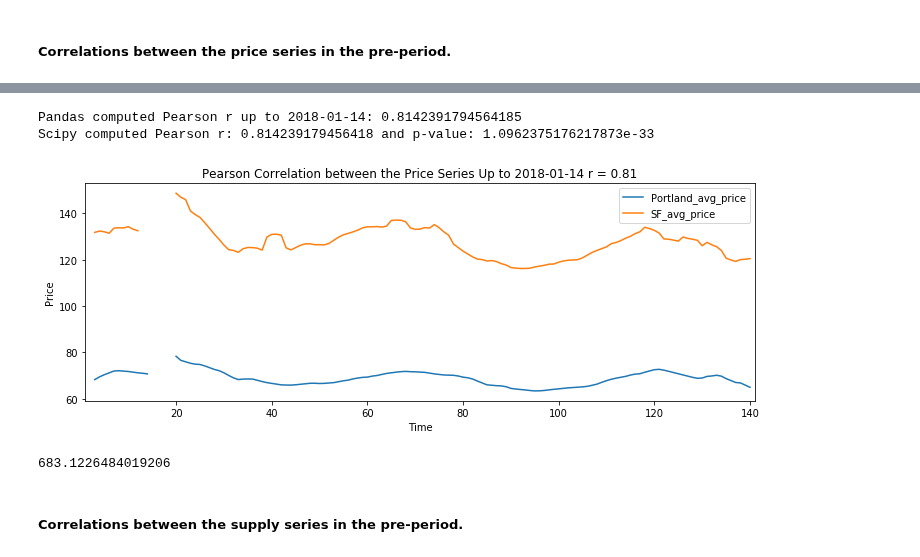
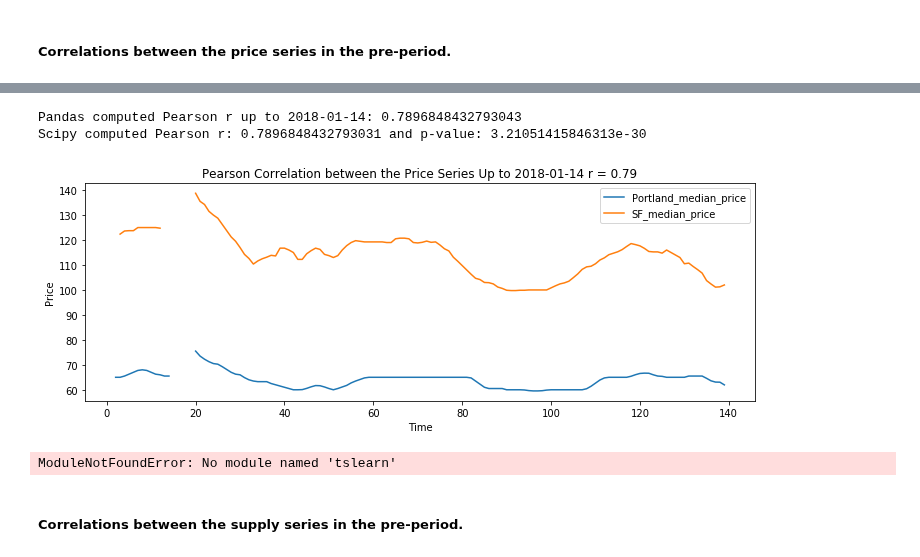
Before and after one commit to karensheng/Airbnb_Regulation, a Jupyter notebook: notebooks/Correlations between time series.ipynb, the cells around one changed output, grey strips where cells are left out. Cells and saved outputs as stored; diff of their text form; code cells hidden in the pictures.

Commit message:
fixed an error in aggregating prices

```diff
--- a/notebooks/Correlations between time series.ipynb
+++ b/notebooks/Correlations between time series.ipynb
@@ -15,6 +15,9 @@ import scipy.stats as stats
 # %% [markdown]
 ##### Correlations between the price series in the pre-period.
 # %%
-price = pd.read_csv('../data/comp_price.csv')
+price = pd.read_csv('../data/median_comp_price.csv')
+# price
 price = price.drop('date.1', axis =1)
 price = price.drop('date', axis =1)
+
+# df.iloc[:132]
@@ -23,7 +36,7 @@ price = price.drop('date', axis =1)
 # %%
 def pearson_corr(df,idx,dt,var):
 
-    pre_df = df.iloc[1:idx]
+    pre_df = df.iloc[:idx]
     overall_pearson_r = pre_df.corr().iloc[0,1]
     print(f"Pandas computed Pearson r up to {dt}: {overall_pearson_r}")
 
@@ -46,9 +59,9 @@ Scipy computed Pearson r: 0.8191116597863333 and p-value: 5.84766600667957e-32
 # %%
-pearson_corr(price,142,'2018-01-14','avg_price')
+pearson_corr(price,141,'2018-01-14','median_price')
 # %% [output]
-Pandas computed Pearson r up to 2018-01-14: 0.8142391794564185
-Scipy computed Pearson r: 0.814239179456418 and p-value: 1.0962375176217873e-33
+Pandas computed Pearson r up to 2018-01-14: 0.7896848432793043
+Scipy computed Pearson r: 0.7896848432793031 and p-value: 3.21051415846313e-30
-[figure, old version]
+[figure, new version]
 # %%
 # def crosscorr(datax, datay, lag=0, wrap=False):
 #     """ Lag-N cross correlation.
@@ -103,16 +116,15 @@ from scipy.spatial.distance import euclidean
 
 from tslearn.metrics import dtw
 
-pre_price = price.iloc[1:132]
-comp = pre_price.fillna(method = 'ffill')
+comp = pre_price.fillna(method = 'ffill').iloc[1:]
 
-s1 = np.asarray(comp['SF_avg_price'])
+s1 = np.asarray(comp['SF_median_price'])
 
-s2 = np.asarray(comp['Portland_avg_price'])
+s2 = np.asarray(comp['Portland_median_price'])
 
 dtw(s1,s2)
 # %% [output]
-683.1226484019206
+ModuleNotFoundError: No module named 'tslearn'
 # %% [markdown]
 ##### Correlations between the supply series in the pre-period.
 # %%
```
Also changed, not shown: parts of 8 cells of this notebook, 1 other file.
